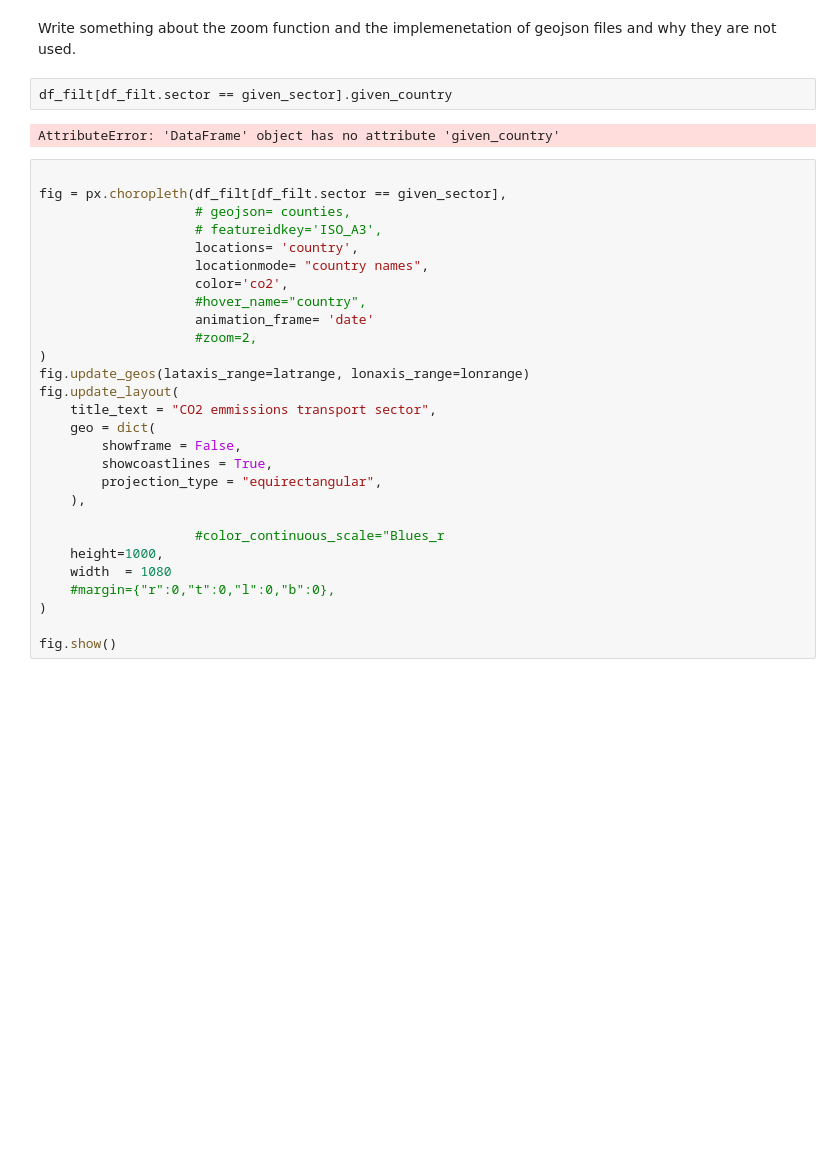
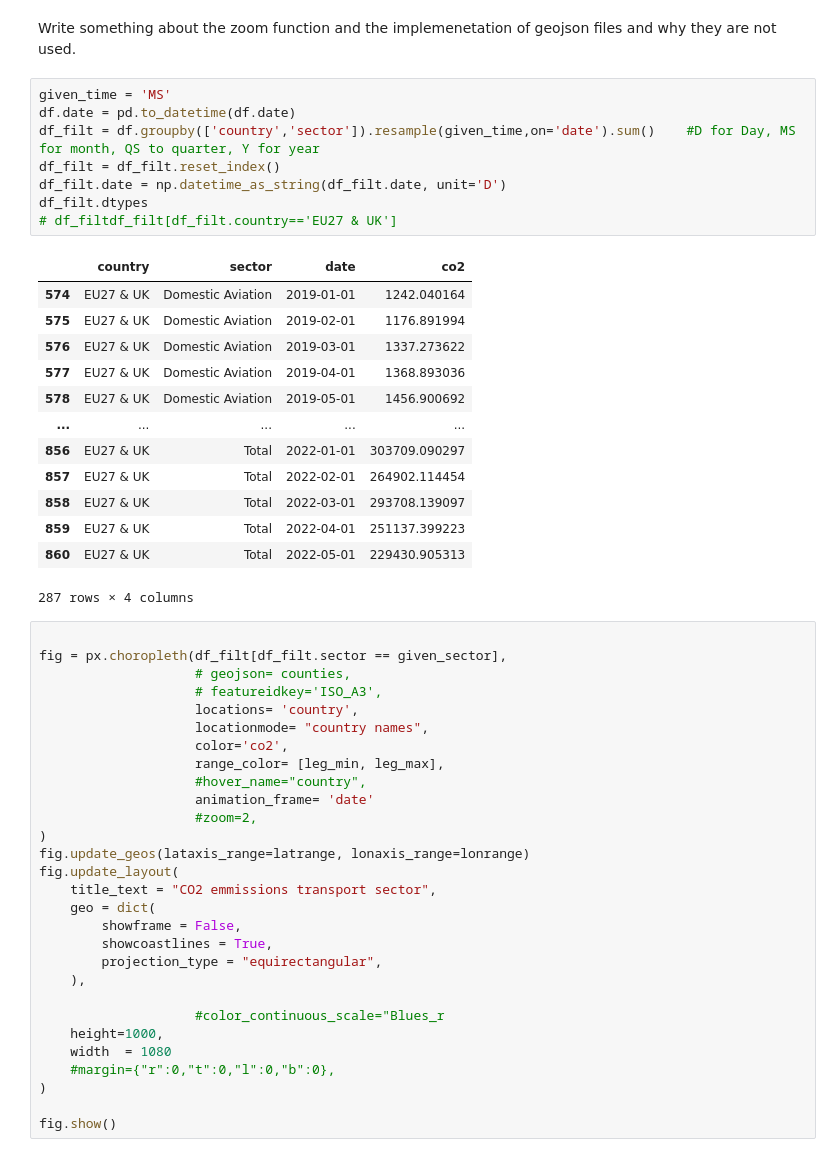
Before and after one commit to woutersouge/TIL6022, a Jupyter notebook: dashboard.ipynb, the cells around one changed output. Cells and saved outputs as stored; diff of their text form; blank space fills up the shorter version.

```diff
--- a/dashboard.ipynb
+++ b/dashboard.ipynb
@@ -189,9 +214,27 @@ else:
 # %% [markdown]
 Write something about the zoom function and the implemenetation of geojson files and why they are not used.
-# %%
-df_filt[df_filt.sector == given_sector].given_country
-# %% [output]
-AttributeError: 'DataFrame' object has no attribute 'given_country'
+# %%
+given_time = 'MS'
+df.date = pd.to_datetime(df.date)
+df_filt = df.groupby(['country','sector']).resample(given_time,on='date').sum()    #D for Day, MS for month, QS to quarter, Y for year
+df_filt = df_filt.reset_index()
+df_filt.date = np.datetime_as_string(df_filt.date, unit='D')
+df_filt.dtypes
+# df_filtdf_filt[df_filt.country=='EU27 & UK']
+# %% [output]
+|  | country | sector | date | co2 |
+| 574 | EU27 & UK | Domestic Aviation | 2019-01-01 | 1242.040164 |
+| 575 | EU27 & UK | Domestic Aviation | 2019-02-01 | 1176.891994 |
+| 576 | EU27 & UK | Domestic Aviation | 2019-03-01 | 1337.273622 |
+| 577 | EU27 & UK | Domestic Aviation | 2019-04-01 | 1368.893036 |
+| 578 | EU27 & UK | Domestic Aviation | 2019-05-01 | 1456.900692 |
+| ... | ... | ... | ... | ... |
+| 856 | EU27 & UK | Total | 2022-01-01 | 303709.090297 |
+| 857 | EU27 & UK | Total | 2022-02-01 | 264902.114454 |
+| 858 | EU27 & UK | Total | 2022-03-01 | 293708.139097 |
+| 859 | EU27 & UK | Total | 2022-04-01 | 251137.399223 |
+| 860 | EU27 & UK | Total | 2022-05-01 | 229430.905313 |
+287 rows × 4 columns
 # %%
 
 fig = px.choropleth(df_filt[df_filt.sector == given_sector],
@@ -200,6 +243,7 @@ fig = px.choropleth(df_filt[df_filt.sector == given_sector],
                     locations= 'country',
                     locationmode= "country names",
                     color='co2',
+                    range_color= [leg_min, leg_max],
                     #hover_name="country",
                     animation_frame= 'date'
                     #zoom=2,
```
Also changed, not shown: parts of 8 cells of this notebook.
